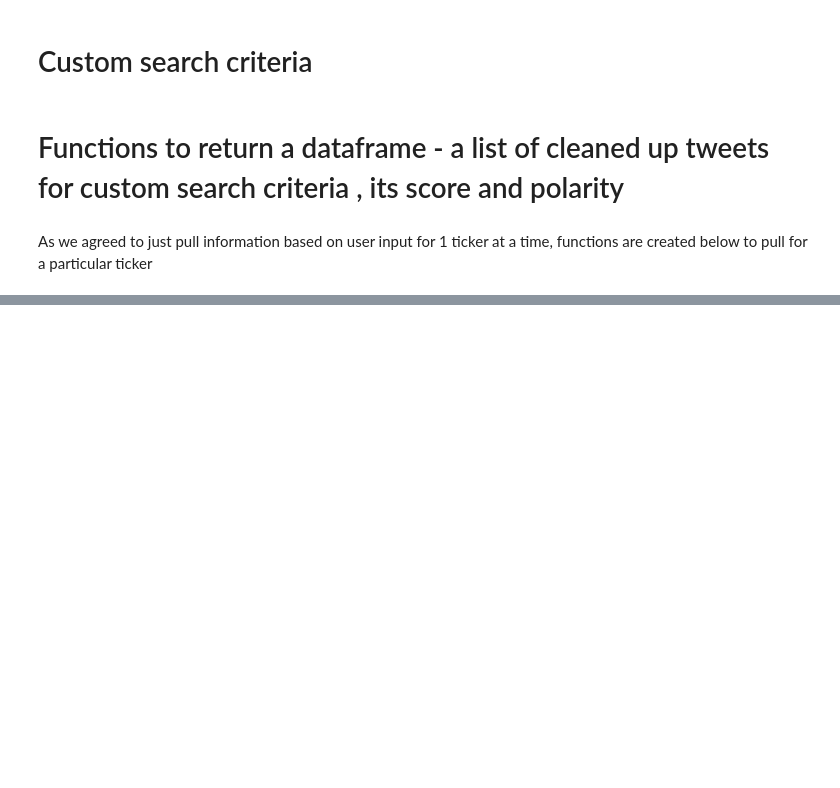
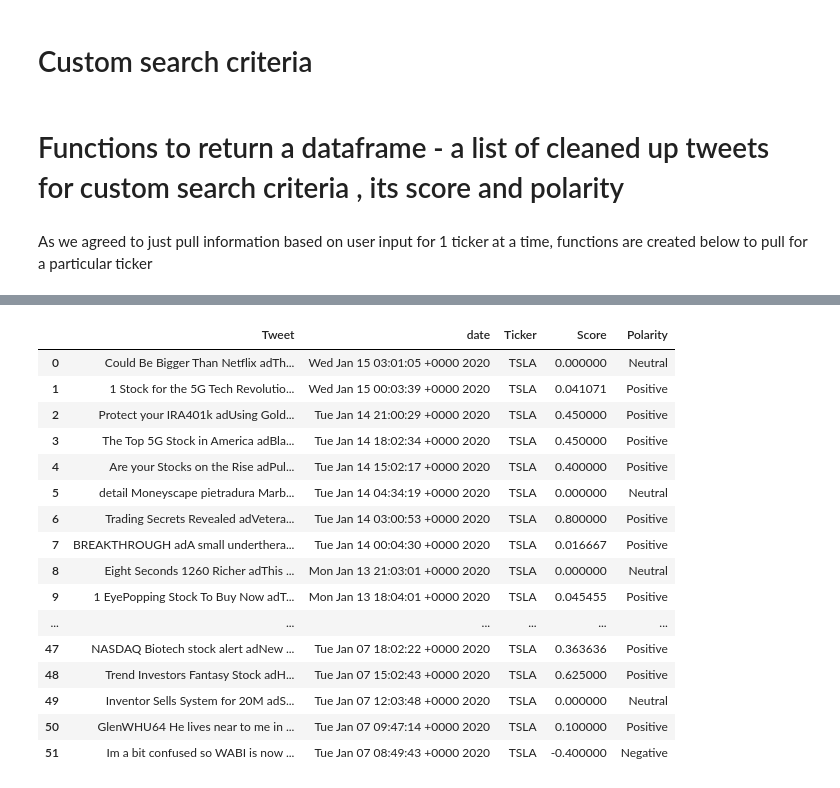
Before and after one commit to IsabellaAguilera/Twitter-Sentiment-Stock-Predictor, a Jupyter notebook: Twitter_Sentiment_Analysis.ipynb, the cells around one changed output, grey strips where cells are left out. Drawn from its saved outputs; the diff is of its cells as text; code cells hidden in the pictures; blank space fills up the shorter version.

```diff
--- a/Twitter_Sentiment_Analysis.ipynb
+++ b/Twitter_Sentiment_Analysis.ipynb
@@ -103,0 +120,4 @@ AAPL_tweets
+# %%
+TSLA_tweets=tweets()
+TSLA_tweets
+# %% [output]
@@ -103,0 +125,17 @@ AAPL_tweets
+|  | Tweet | date | Ticker | Score | Polarity |
+| 0 | Could Be Bigger Than Netflix adTh... | Wed Jan 15 03:01:05 +0000 2020 | TSLA | 0.000000 | Neutral |
+| 1 | 1 Stock for the 5G Tech Revolutio... | Wed Jan 15 00:03:39 +0000 2020 | TSLA | 0.041071 | Positive |
+| 2 | Protect your IRA401k adUsing Gold... | Tue Jan 14 21:00:29 +0000 2020 | TSLA | 0.450000 | Positive |
+| 3 | The Top 5G Stock in America adBla... | Tue Jan 14 18:02:34 +0000 2020 | TSLA | 0.450000 | Positive |
+| 4 | Are your Stocks on the Rise adPul... | Tue Jan 14 15:02:17 +0000 2020 | TSLA | 0.400000 | Positive |
+| 5 | detail Moneyscape pietradura Marb... | Tue Jan 14 04:34:19 +0000 2020 | TSLA | 0.000000 | Neutral |
+| 6 | Trading Secrets Revealed adVetera... | Tue Jan 14 03:00:53 +0000 2020 | TSLA | 0.800000 | Positive |
+| 7 | BREAKTHROUGH adA small underthera... | Tue Jan 14 00:04:30 +0000 2020 | TSLA | 0.016667 | Positive |
+| 8 | Eight Seconds 1260 Richer adThis ... | Mon Jan 13 21:03:01 +0000 2020 | TSLA | 0.000000 | Neutral |
+| 9 | 1 EyePopping Stock To Buy Now adT... | Mon Jan 13 18:04:01 +0000 2020 | TSLA | 0.045455 | Positive |
+| ... | ... | ... | ... | ... | ... |
+| 47 | NASDAQ Biotech stock alert adNew ... | Tue Jan 07 18:02:22 +0000 2020 | TSLA | 0.363636 | Positive |
+| 48 | Trend Investors Fantasy Stock adH... | Tue Jan 07 15:02:43 +0000 2020 | TSLA | 0.625000 | Positive |
+| 49 | Inventor Sells System for 20M adS... | Tue Jan 07 12:03:48 +0000 2020 | TSLA | 0.000000 | Neutral |
+| 50 | GlenWHU64 He lives near to me in ... | Tue Jan 07 09:47:14 +0000 2020 | TSLA | 0.100000 | Positive |
+| 51 | Im a bit confused so WABI is now ... | Tue Jan 07 08:49:43 +0000 2020 | TSLA | -0.400000 | Negative |
```
Also changed, not shown: parts of 4 cells of this notebook.
